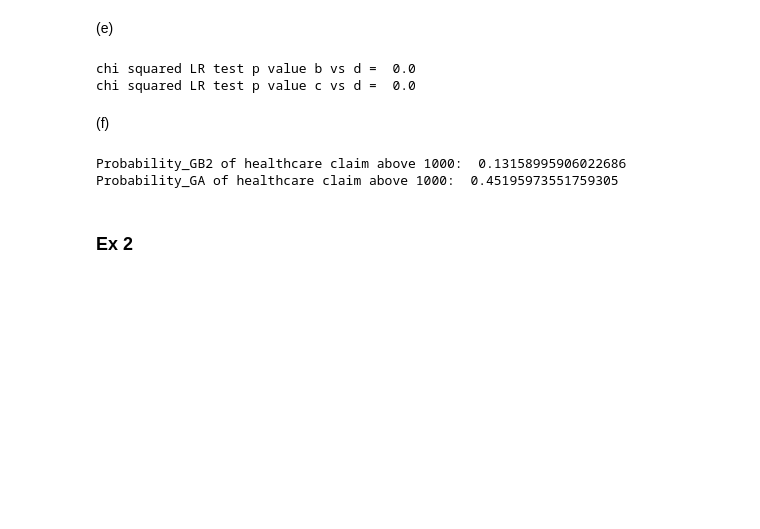
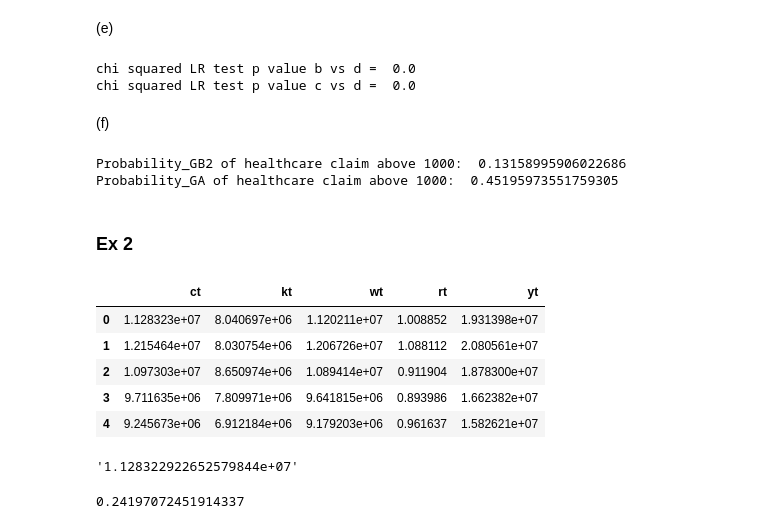
Before and after one commit to TimMunday/BootCamp2018, a Jupyter notebook: ProbSets/Econ/Week5/Structural estimation.ipynb, the cells around one changed output. Drawn from its saved outputs; the diff is of its cells as text; code cells hidden in the pictures; blank space fills up the shorter version.

```diff
--- a/ProbSets/Econ/Week5/Structural estimation.ipynb
+++ b/ProbSets/Econ/Week5/Structural estimation.ipynb
@@ -218,3 +218,46 @@ Probability_GB2 of healthcare claim above 1000:  0.13158995906022686
 Probability_GA of healthcare claim above 1000:  0.45195973551759305
 # %% [markdown]
 ### Ex 2
+# %%
+import pandas as pd
+macdata = pd.read_csv('MacroSeries.txt', header=None)
+macdata.columns = ['ct', 'kt', 'wt', 'rt', 'yt']
+macdata.head()
+# %% [output]
+|  | ct | kt | wt | rt | yt |
+| 0 | 1.128323e+07 | 8.040697e+06 | 1.120211e+07 | 1.008852 | 1.931398e+07 |
+| 1 | 1.215464e+07 | 8.030754e+06 | 1.206726e+07 | 1.088112 | 2.080561e+07 |
+| 2 | 1.097303e+07 | 8.650974e+06 | 1.089414e+07 | 0.911904 | 1.878300e+07 |
+| 3 | 9.711635e+06 | 7.809971e+06 | 9.641815e+06 | 0.893986 | 1.662382e+07 |
+| 4 | 9.245673e+06 | 6.912184e+06 | 9.179203e+06 | 0.961637 | 1.582621e+07 |
+# %%
+from scipy.stats import norm
+
+def get_z(w, k, alpha):
+    '''Get me a series of z's for some series of k and w and a parameter alpha'''
+    zt = np.log(w/((1-alpha)*k**alpha))
+    return zt
+
+def log_lik_gam(zvals, mu, sigma, rho):
+    '''Get me the log likelihood of the z values pdf for some data and mu and sigma'''
+    for i in range(len(zvals)):8
+        pdf_val = norm.pdf(zvals[i], loc=rho*zvals[i-1] + (1-rho)*mu, scale=sigma)
+    ln_pdf_vals = np.log(pdf_vals)
+    log_lik_val = ln_pdf_vals.sum()
+    return log_lik_val
+
+def crit_gamma(params, *args):
+    '''Define a criterion function to minimise
+    in this case the negative of the log likelihood'''
+    a, b = params
+    x = args
+    log_lik_val = log_lik_gam(x, a, b)
+    neg_log_lik_val = -log_lik_val
+    return -log_lik_val
+# %% [output]
+'1.128322922652579844e+07'
+# %%
+from scipy.stats import norm
+norm.pdf(1)
+# %% [output]
+0.24197072451914337
```
